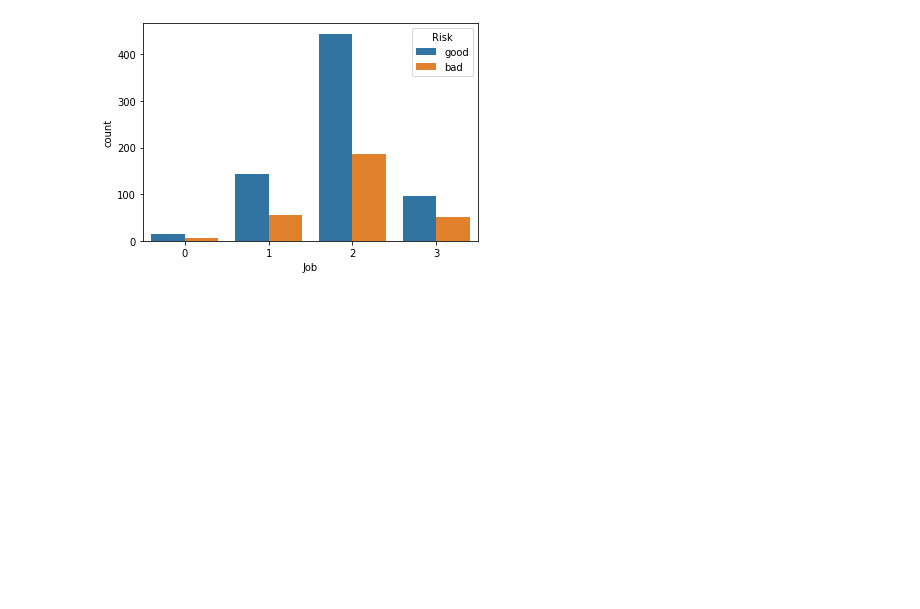
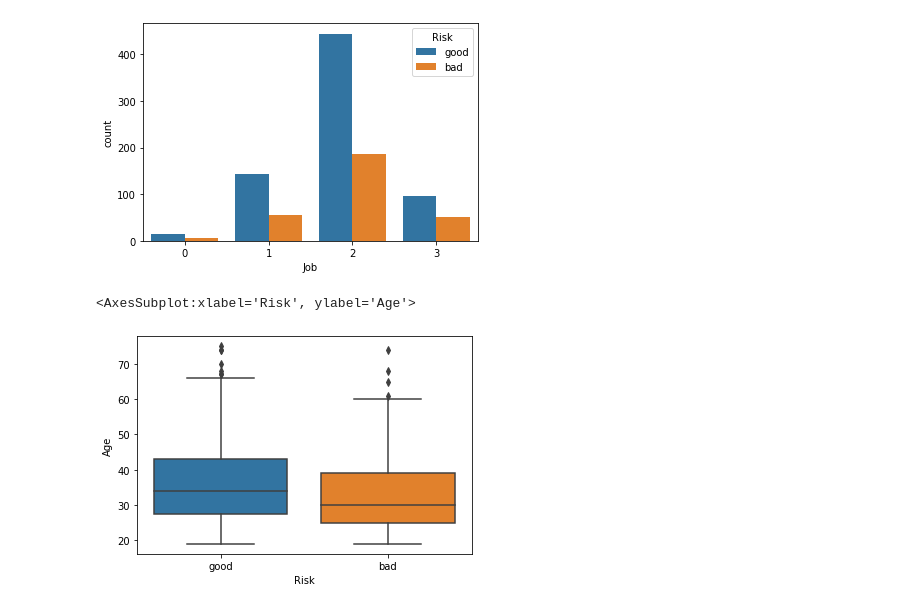
Before and after one commit to JavierRCCEdu/modeloCredito, a Jupyter notebook: notebooks/2-modelo inicial.ipynb, the cells around one changed output. Cells and saved outputs as stored; diff of their text form; code cells hidden in the pictures; blank space fills up the shorter version.

```diff
--- a/notebooks/2-modelo inicial.ipynb
+++ b/notebooks/2-modelo inicial.ipynb
@@ -43,3 +46,8 @@ sns.countplot(x="Job", hue="Risk", data=df)
 # %% [output]
 <AxesSubplot:xlabel='Job', ylabel='count'>
 [figure]
+# %%
+sns.boxplot(data=train, x='Risk', y='Age')
+# %% [output]
+<AxesSubplot:xlabel='Risk', ylabel='Age'>
+[figure, added]
```
Also changed, not shown: parts of 20 cells of this notebook.
